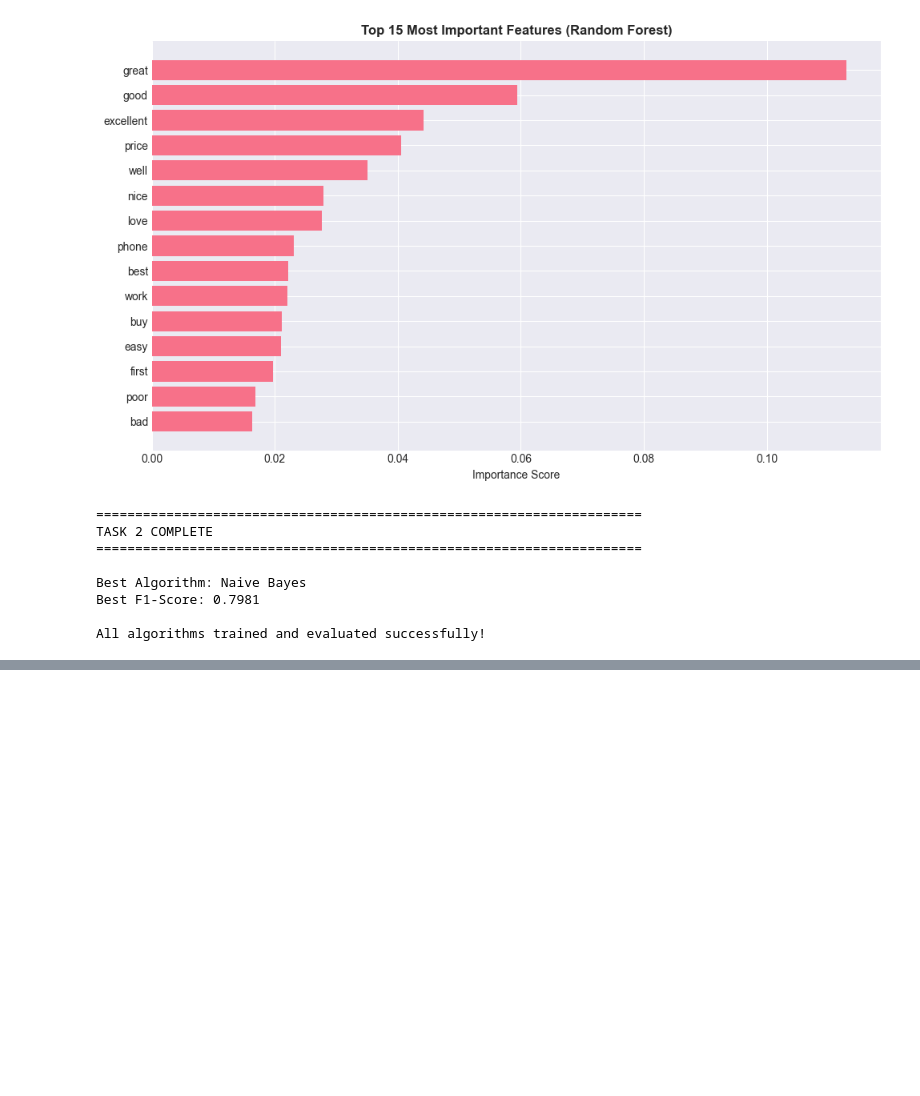
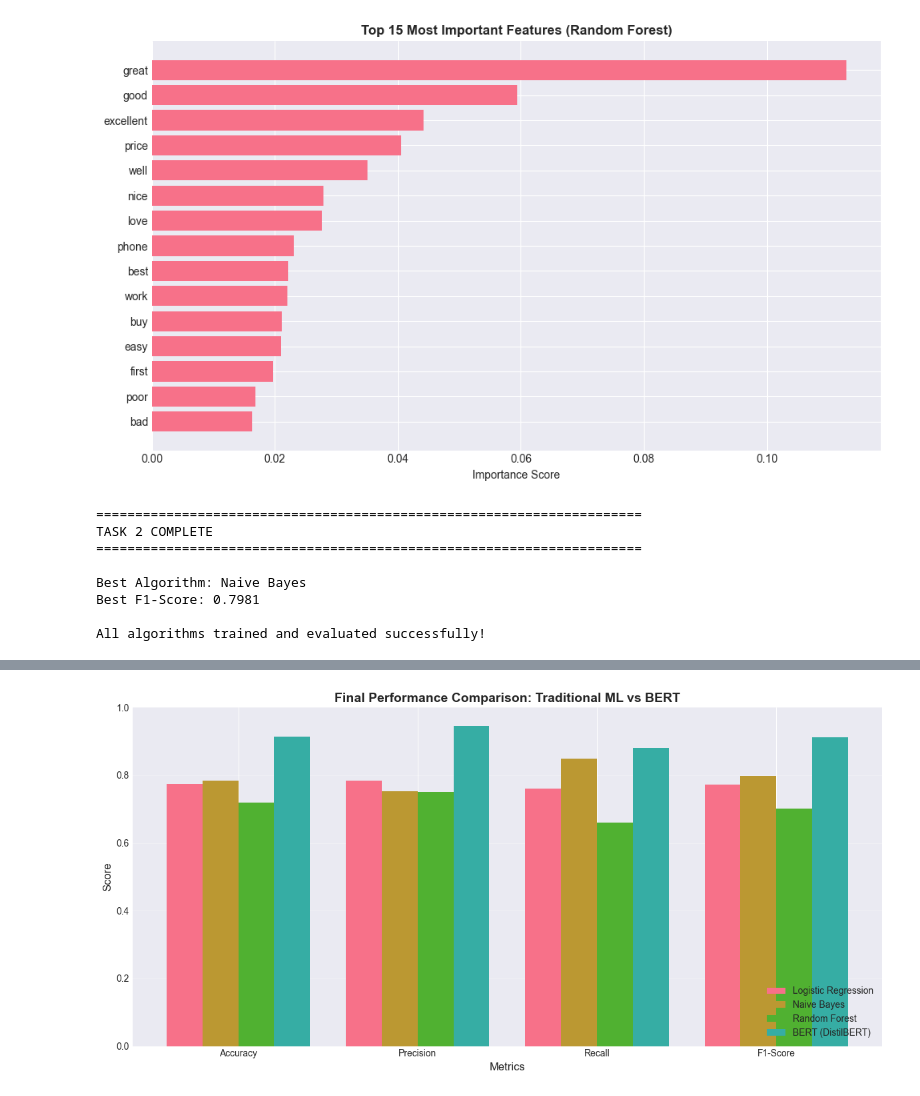
Before and after one commit to amarendar04/UK, a Jupyter notebook: IDTACoursework2_ 2025-26/assignment.ipynb, the cells around one changed output, grey strips where cells are left out. Cells and saved outputs as stored; diff of their text form; code cells hidden in the pictures; blank space fills up the shorter version.

Commit message:
Implement feature X to enhance user experience and optimize performance

```diff
--- a/IDTACoursework2_ 2025-26/assignment.ipynb
+++ b/IDTACoursework2_ 2025-26/assignment.ipynb
@@ -741,0 +946,18 @@ All algorithms trained and evaluated successfully!
+# %%
+# Add BERT to comparison
+final_comparison = pd.DataFrame({
+    'Algorithm': ['Logistic Regression', 'Naive Bayes', 'Random Forest', 'BERT (DistilBERT)'],
+    'Accuracy': [lr_accuracy, nb_accuracy, rf_accuracy, bert_accuracy],
+    'Precision': [lr_precision, nb_precision, rf_precision, bert_precision],
+    'Recall': [lr_recall, nb_recall, rf_recall, bert_recall],
+    'F1-Score': [lr_f1, nb_f1, rf_f1, bert_f1]
+})
+
+print("\nFinal Algorithm Comparison (All Methods):")
+print("="*80)
+print(final_comparison.to_string(index=False))
+
+# Highlight best performer
+best_overall = final_comparison.loc[final_comparison['F1-Score'].idxmax(), 'Algorithm']
+best_f1 = final_comparison['F1-Score'].max()
+print(f"\nBest performing algorithm overall: {best_overall} (F1-Score: {best_f1:.4f})")
@@ -741,0 +974,26 @@ All algorithms trained and evaluated successfully!
+# %%
+# Visualize final comparison
+fig, ax = plt.subplots(figsize=(12, 6))
+
+metrics = ['Accuracy', 'Precision', 'Recall', 'F1-Score']
+x = np.arange(len(metrics))
+width = 0.2
+
+ax.bar(x - 1.5*width, final_comparison.iloc[0][1:], width, label='Logistic Regression')
+ax.bar(x - 0.5*width, final_comparison.iloc[1][1:], width, label='Naive Bayes')
+ax.bar(x + 0.5*width, final_comparison.iloc[2][1:], width, label='Random Forest')
+ax.bar(x + 1.5*width, final_comparison.iloc[3][1:], width, label='BERT (DistilBERT)')
+
+ax.set_xlabel('Metrics', fontsize=12)
+ax.set_ylabel('Score', fontsize=12)
+ax.set_title('Final Performance Comparison: Traditional ML vs BERT', fontsize=14, fontweight='bold')
+ax.set_xticks(x)
+ax.set_xticklabels(metrics)
+ax.legend(loc='lower right')
+ax.grid(axis='y', alpha=0.3)
+ax.set_ylim(0, 1.0)
+
+plt.tight_layout()
+plt.show()
+# %% [output]
+[figure, added]
```
Also changed, not shown: parts of 50 cells of this notebook.
